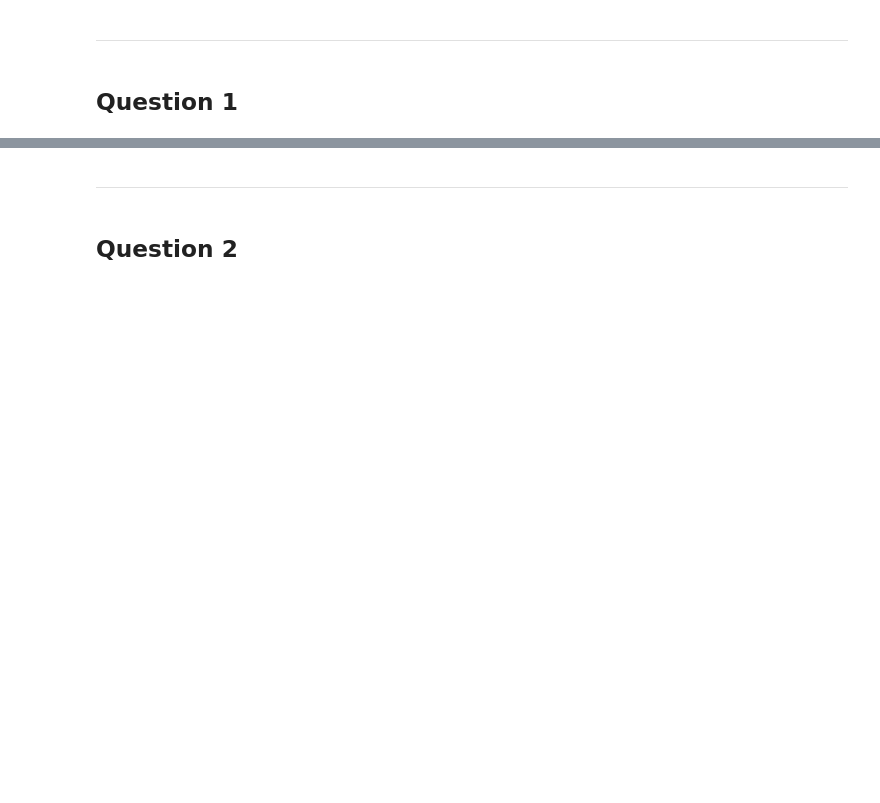
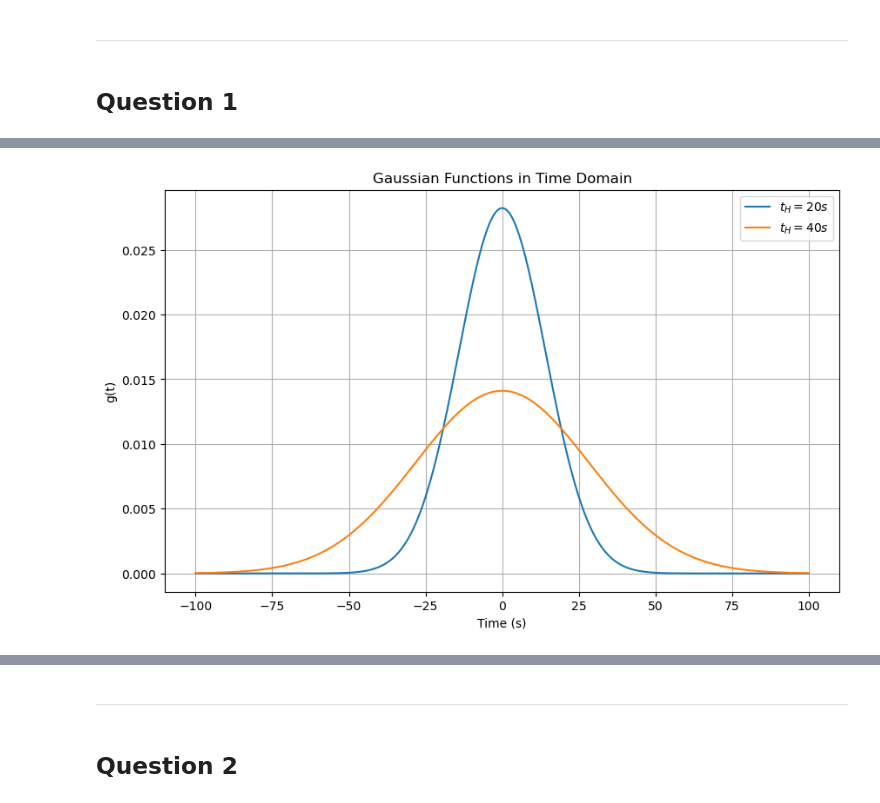
Before and after one commit to 21chengjk1/PHY408Labs, a Jupyter notebook: Lab3/Jack_Cheng_Lab3.ipynb, the cells around one changed output, grey strips where cells are left out. Drawn from its saved outputs; the diff is of its cells as text; code cells hidden in the pictures; blank space fills up the shorter version.

```diff
--- a/Lab3/Jack_Cheng_Lab3.ipynb
+++ b/Lab3/Jack_Cheng_Lab3.ipynb
@@ -14,0 +19,25 @@ a
+# %%
+# Question 1, part a
+import numpy as np
+import matplotlib.pyplot as plt
+
+def gaussian(t, t_h):
+    return (1 / (np.sqrt(np.pi) * t_h)) * np.exp(-(t / t_h)**2)
+
+dt = 1e-3
+t = np.arange(-100, 100, dt)
+
+g20 = gaussian(t, 20)
+g40 = gaussian(t, 40)
+
+plt.figure(figsize=(10, 6))
+plt.plot(t, g20, label='$t_H = 20s$')
+plt.plot(t, g40, label='$t_H = 40s$')
+plt.title('Gaussian Functions in Time Domain')
+plt.xlabel('Time (s)')
+plt.ylabel('g(t)')
+plt.legend()
+plt.grid(True)
+plt.show()
+# %% [output]
+[figure, added]
```
Also changed, not shown: parts of 49 cells of this notebook, 5 other files.
